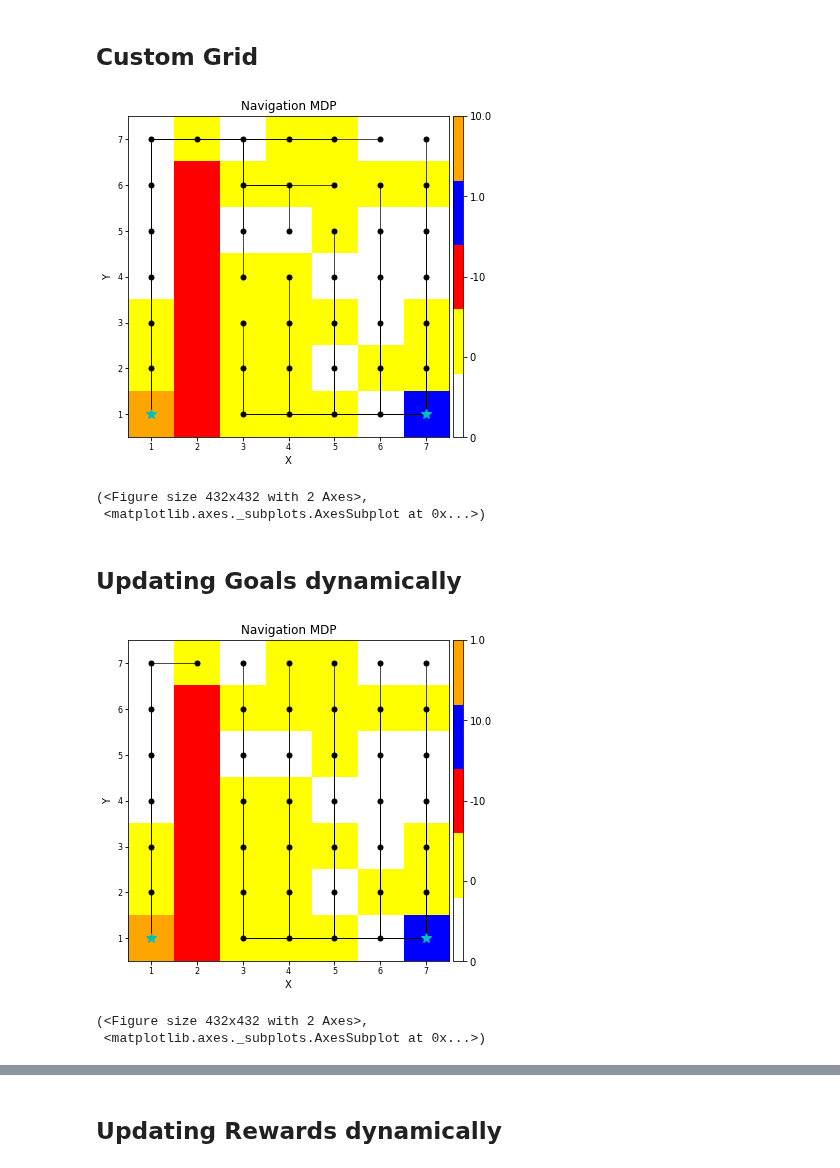
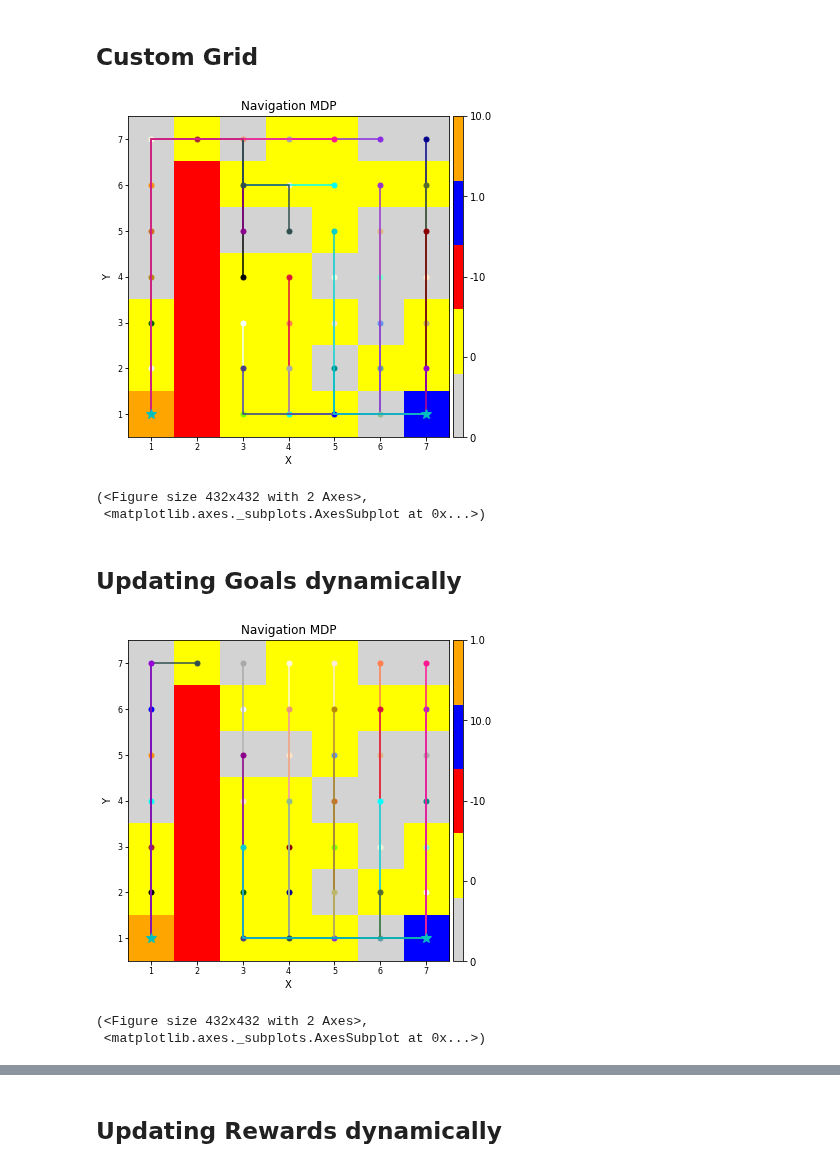
Before and after one commit to david-abel/simple_rl, a Jupyter notebook: simple_rl/tasks/navigation/Usage_NavigationWorldMDP.ipynb, the cells around one changed output, grey strips where cells are left out. Drawn from its saved outputs; the diff is of its cells as text; code cells hidden in the pictures.

```diff
--- a/simple_rl/tasks/navigation/Usage_NavigationWorldMDP.ipynb
+++ b/simple_rl/tasks/navigation/Usage_NavigationWorldMDP.ipynb
@@ -153,7 +135,7 @@ Sample State Trajectory
 ## Custom Grid
 # %%
 nvmdp = NavigationWorldMDP(width=7, height=7,
-                      nav_cell_types=['white', 'yellow', 'red'],
+                      nav_cell_types=['lightgray', 'yellow', 'red'],
                       nav_cell_rewards=[0, 0, -10],
                       nav_cell_p_or_locs=[0.5, 0.5, [(2,i) for i in range(1,7)]],
                       goal_cell_locs=[[(7,1)],[(1,1)]],
@@ -162,11 +144,11 @@ nvmdp = NavigationWorldMDP(width=7, height=7,
                       slip_prob=0.00, step_cost=0.0, gamma=.50)
 traj_states_list, traj_action_list = nvmdp.sample_trajectories(n_traj=41, horizon=100,
                                                                init_states=[NavigationWorldState(1,2)],
-                                                               init_cell_types=["white", "yellow"], init_unique=True,
+                                                               init_cell_types=["lightgray", "yellow"], init_unique=True,
                                                                rand_init_to_match_n_traj=True)
 nvmdp.visualize_grid(trajectories=traj_states_list, show_colorbar=True, show_rewards_colorbar=True, goal_marker="*c")
 # %% [output]
-[figure, old version]
+[figure, new version]
 (<Figure size 432x432 with 2 Axes>,
  <matplotlib.axes._subplots.AxesSubplot at 0x...>)
 # %% [markdown]
@@ -174,12 +156,12 @@ nvmdp.visualize_grid(trajectories=traj_states_list, show_colorbar=True, show_rew
 # %%
 nvmdp._reset_goals([[(7,1)],[(1,1)]],[10.,1.],["blue", "orange"])
 traj_states_list, traj_action_list = nvmdp.sample_trajectories(n_traj=41, horizon=100,
                                                                init_states=None,
-                                                               init_cell_types=["white", "yellow"], init_unique=True,
+                                                               init_cell_types=["lightgray", "yellow"], init_unique=True,
                                                                rand_init_to_match_n_traj=False)
 nvmdp.visualize_grid(trajectories=traj_states_list, show_colorbar=True, show_rewards_colorbar=True, goal_marker="*c")
 # %% [output]
-[figure, old version]
+[figure, new version]
 (<Figure size 432x432 with 2 Axes>,
  <matplotlib.axes._subplots.AxesSubplot at 0x...>)
 # %%
```
Also changed, not shown: parts of 17 cells of this notebook, 2 other files.
